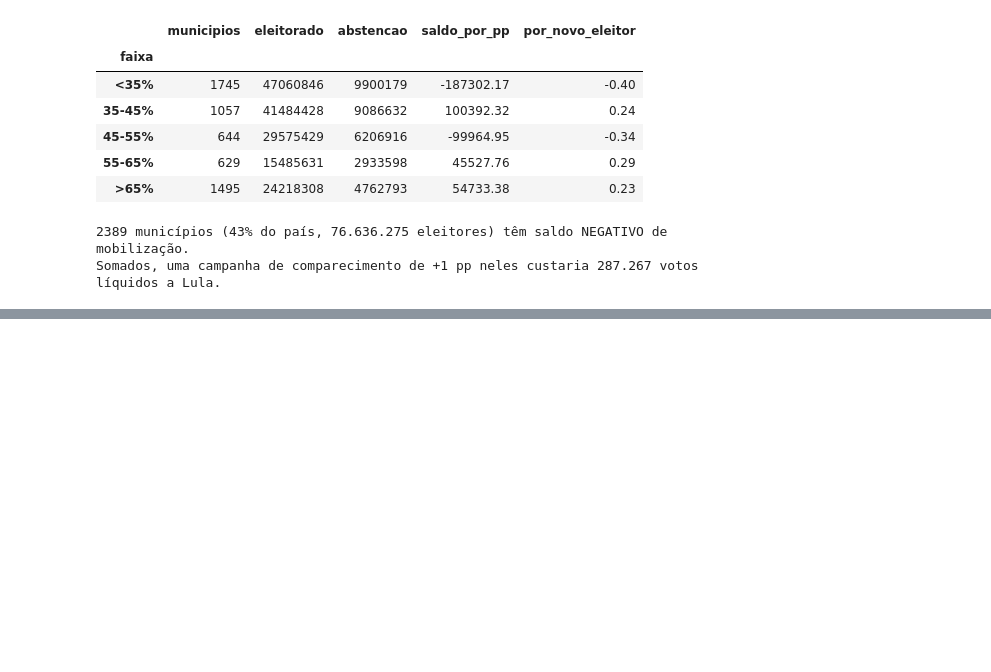
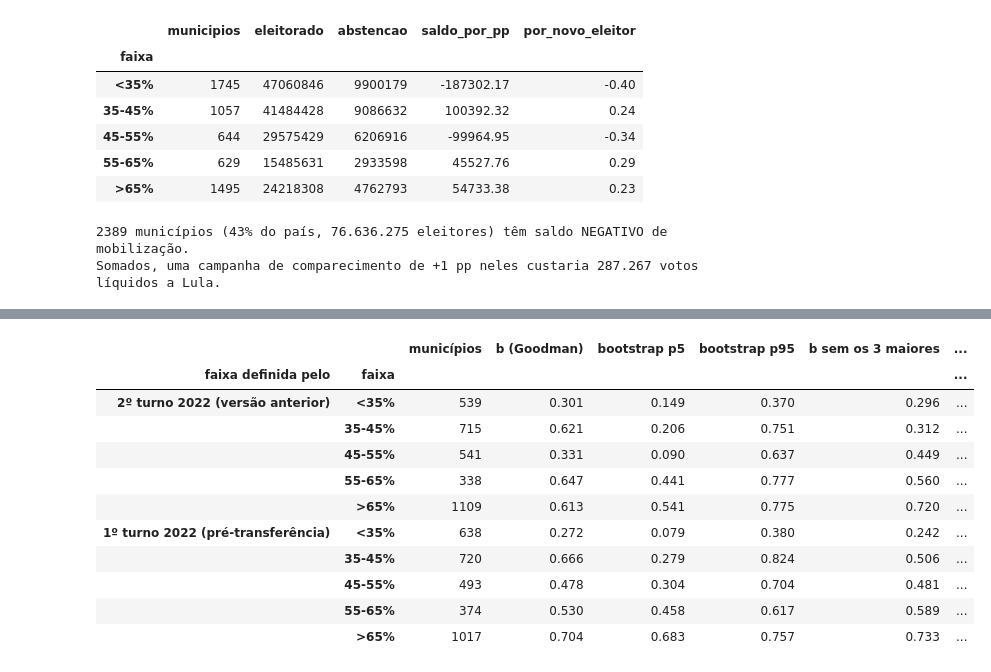
Before and after one commit to rafadaguia/Analise---Segundo-Turno-2026-, a Jupyter notebook: analise_2turno.ipynb, the cells around one changed output, grey strips where cells are left out. Cells and saved outputs as stored; diff of their text form; code cells hidden in the pictures; blank space fills up the shorter version.

```diff
--- a/analise_2turno.ipynb
+++ b/analise_2turno.ipynb
@@ -723,0 +741,20 @@ Somados, uma campanha de comparecimento de +1 pp neles custaria 287.267 votos l
+# %%
+diag = pd.read_csv("painel/diagnostico_anomalia.csv")
+tab = diag[["definicao_faixa", "faixa", "municipios", "b_goodman", "b_boot_p05", "b_boot_p95",
+            "b_sem_3_maiores", "3_maiores"]].copy()
+tab.columns = ["faixa definida pelo", "faixa", "municípios", "b (Goodman)", "bootstrap p5",
+               "bootstrap p95", "b sem os 3 maiores", "3 maiores municípios da faixa"]
+display(tab.round(3).set_index(["faixa definida pelo", "faixa"]))
+# %% [output]
+|  |  | municípios | b (Goodman) | bootstrap p5 | bootstrap p95 | b sem os 3 maiores | ... |
+| faixa definida pelo | faixa |  |  |  |  |  | ... |
+| 2º turno 2022 (versão anterior) | <35% | 539 | 0.301 | 0.149 | 0.370 | 0.296 | ... |
+|  | 35-45% | 715 | 0.621 | 0.206 | 0.751 | 0.312 | ... |
+|  | 45-55% | 541 | 0.331 | 0.090 | 0.637 | 0.449 | ... |
+|  | 55-65% | 338 | 0.647 | 0.441 | 0.777 | 0.560 | ... |
+|  | >65% | 1109 | 0.613 | 0.541 | 0.775 | 0.720 | ... |
+| 1º turno 2022 (pré-transferência) | <35% | 638 | 0.272 | 0.079 | 0.380 | 0.242 | ... |
+|  | 35-45% | 720 | 0.666 | 0.279 | 0.824 | 0.506 | ... |
+|  | 45-55% | 493 | 0.478 | 0.304 | 0.704 | 0.481 | ... |
+|  | 55-65% | 374 | 0.530 | 0.458 | 0.617 | 0.589 | ... |
+|  | >65% | 1017 | 0.704 | 0.683 | 0.757 | 0.733 | ... |
```
Also changed, not shown: parts of 21 cells of this notebook, 23 other files.
